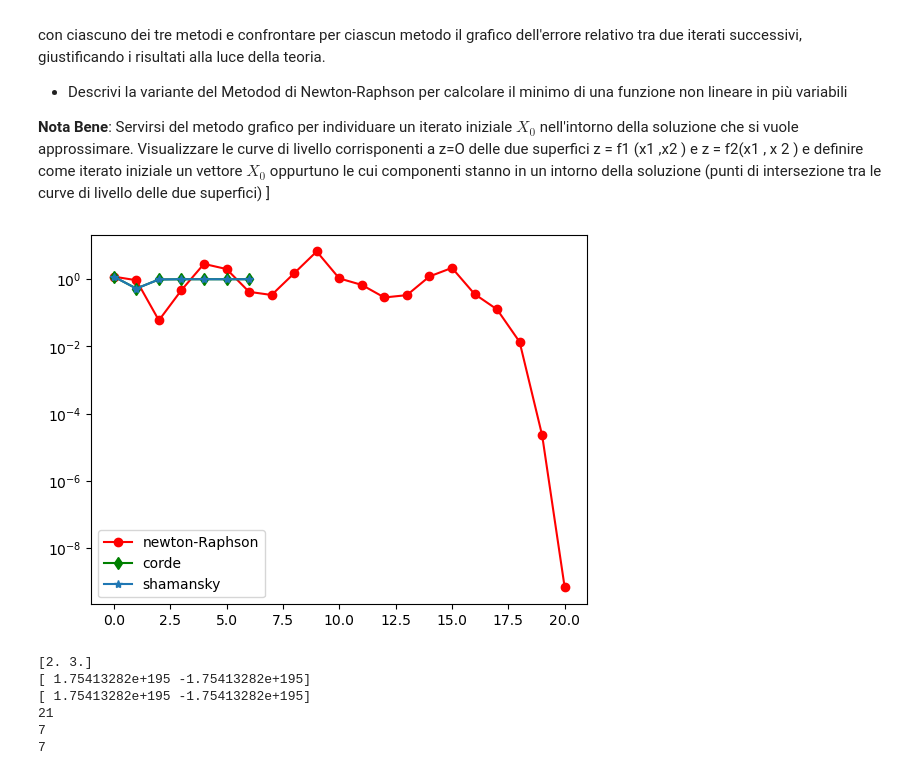
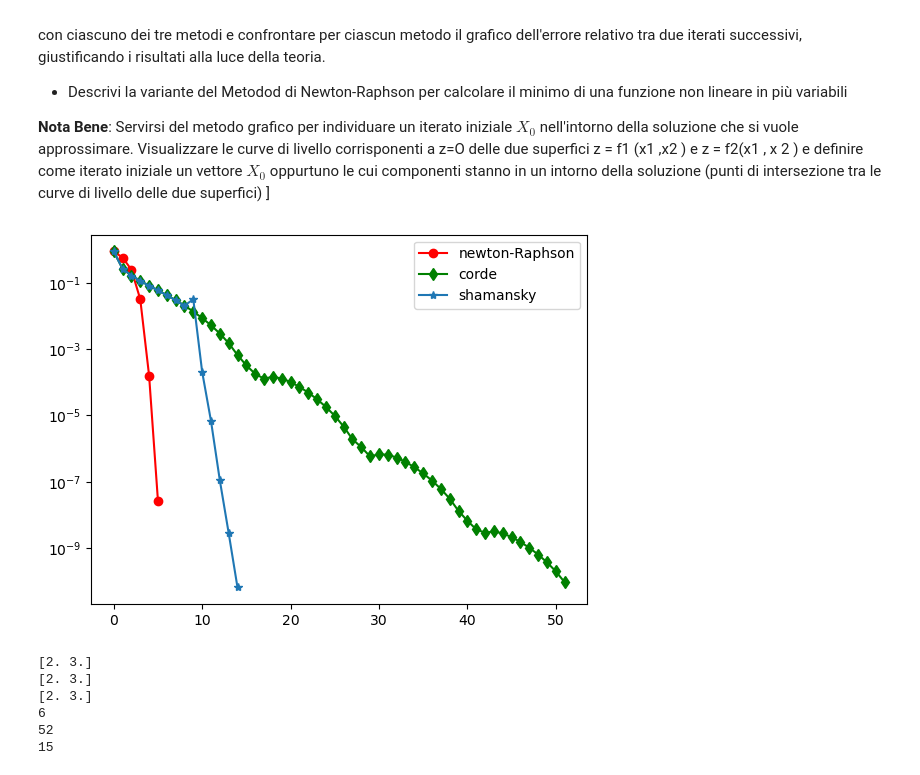
Before and after one commit to FabioFattori/eserciziMetodiNumerici, a Jupyter notebook: simulazione1/Miscellanea.ipynb, the cells around one changed output. Saved outputs shown, nothing was run; the diff lists cells and outputs as text; code cells hidden in the pictures.

```diff
--- a/simulazione1/Miscellanea.ipynb
+++ b/simulazione1/Miscellanea.ipynb
@@ -510,33 +510,33 @@ def my_newtonSys_sham(fun, jac, x0, tolx, tolf, nmax):
 # %%
 fun=lambda x:[
     x[0]**2+x[0]*x[1] - 10,
     x[1]+3*x[0]*x[1]**2-57
 ]
 jac = lambda x:[[
     2*x[0]+x[1],x[0]],[
     3*x[1]**2,1+6*x[0]*x[1]
 ]]
 nMax=500
 tolx=1e-10
 tolf=tolx
-x0=np.array([-1,1])
+x0=np.array([10,1])
 xN,itN,errN=my_newtonSys(fun,jac,x0,tolx,tolf,nMax)
 xC,itC,errC=my_newtonSys_corde(fun,jac,x0,tolx,tolf,nMax)
 xS,itS,errS=my_newtonSys_sham(fun,jac,x0,tolx,tolf,nMax)
 plt.semilogy(range(itN),errN,"r-o",range(itC),errC,"g-d",range(itS),errS,"-*")
 plt.legend(["newton-Raphson","corde","shamansky"])
 plt.show()
 print(xN)
 print(xC)
 print(xS)
 print(itN)
 print(itC)
 print(itS)
 # %% [output]
-[figure, old version]
+[figure, new version]
 [2. 3.]
-[ 1.75413282e+195 -1.75413282e+195]
-[ 1.75413282e+195 -1.75413282e+195]
-21
-7
-7
+[2. 3.]
+[2. 3.]
+6
+52
+15
```
Also changed, not shown: 21 other files.
